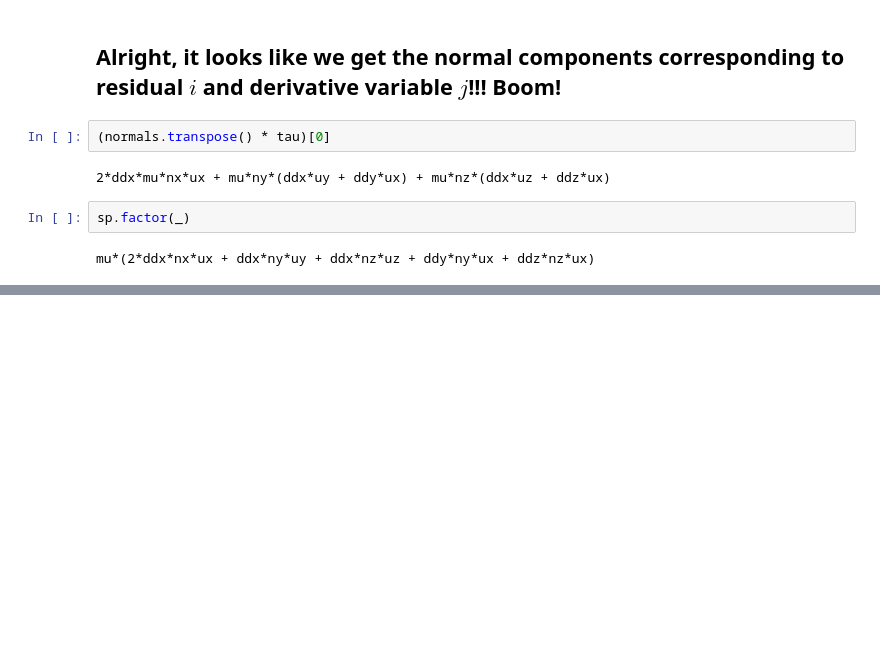
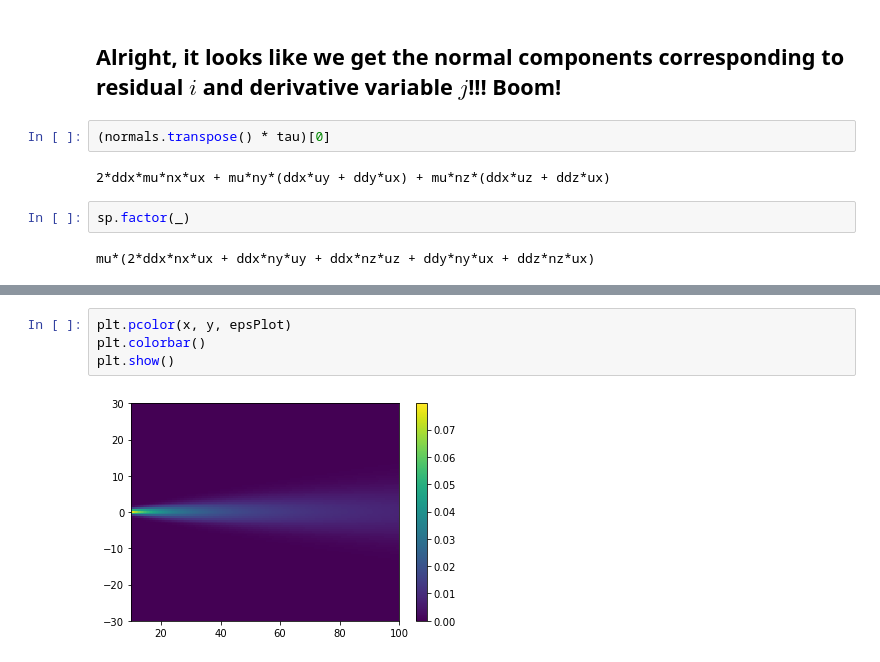
Before and after one commit to JIMMY-KSU/jupyter_notebooks, a Jupyter notebook: moose-notes.ipynb, the cells around one changed output, grey strips where cells are left out. Saved outputs shown, nothing was run; the diff lists cells and outputs as text; blank space fills up the shorter version.

```diff
--- a/moose-notes.ipynb
+++ b/moose-notes.ipynb
@@ -409,0 +479,6 @@ mu*(2*ddx*nx*ux + ddx*ny*uy + ddx*nz*uz + ddy*ny*ux + ddz*nz*ux)
+# %%
+plt.pcolor(x, y, epsPlot)
+plt.colorbar()
+plt.show()
+# %% [output]
+[figure, added]
```
Also changed, not shown: parts of 25 cells of this notebook, 1 other file.
